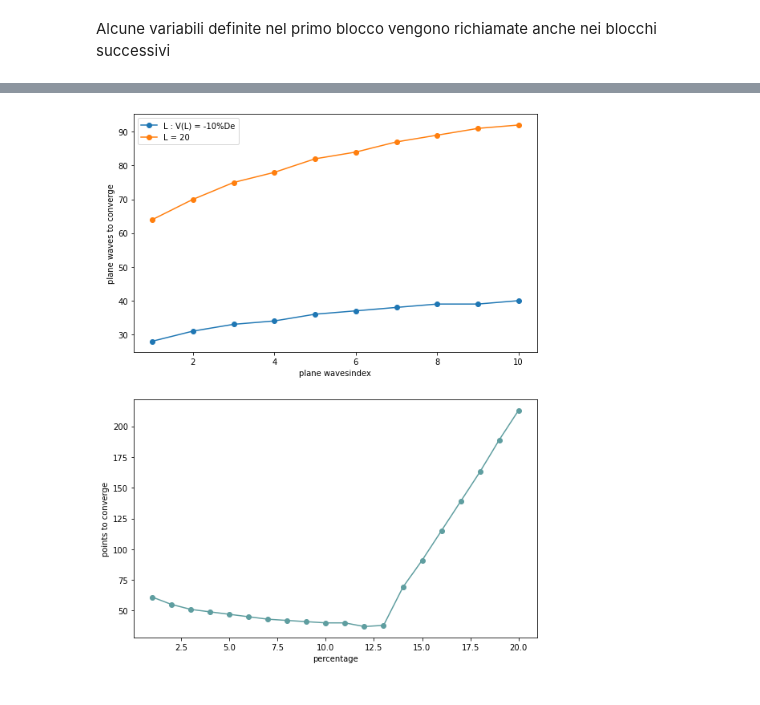
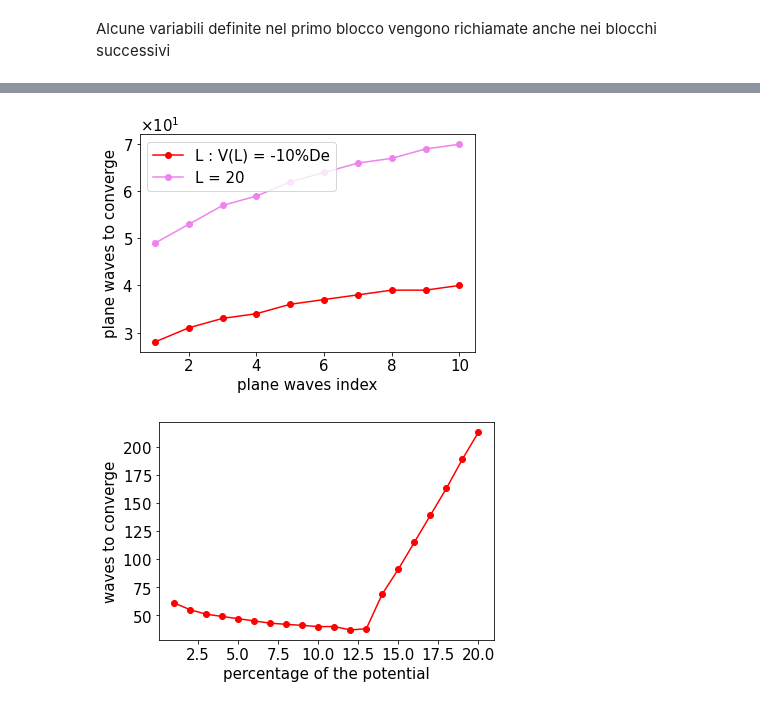
Before and after one commit to Matteo-Quinzi/Lab-Test, a Jupyter notebook: Graphic/Diatomic_mol_graph.ipynb, the cells around one changed output, grey strips where cells are left out. Cells and saved outputs as stored; diff of their text form; code cells hidden in the pictures.

```diff
--- a/Graphic/Diatomic_mol_graph.ipynb
+++ b/Graphic/Diatomic_mol_graph.ipynb
@@ -178,27 +198,58 @@ plot = ax.plot_surface(X=X, Y=Y, Z=z, rstride=1, cstride=1,
 # %%
-fig, ax = plt.subplots(2, figsize=(9,12))
-plt.subplots_adjust(wspace=0.3)
+fig, ax = plt.subplots()
 
-data = np.loadtxt('../Output/eva_variation_Lperc_K.txt')
+data = np.loadtxt('../Output/eva_variation_L_K.txt')
 x1 = data[:, 0]
 y1 = data[:, 1]
-data = np.loadtxt('../Output/eva_variation_Ldefault_K.txt')
-x2 = data[:, 0]
-y2 = data[:, 1]
-data = np.loadtxt('../Output/L_variation_perc_K.txt')
-x3 = data[:, 0]  #percentage
-y3 = data[:, 2]  #converging points
+y2 = data[:, 2]
 
 
-_ = ax[0].set_ylabel('plane waves to converge')
-_ = ax[0].set_xlabel('plane wavesindex')
-_ = ax[1].set_ylabel('points to converge')
-_ = ax[1].set_xlabel('percentage')
-_ = ax[0].plot(x1, y1, marker='o', label='L : V(L) = -10%De')
-_ = ax[0].plot(x2, y2, marker='o', label='L = 20')
-_ = ax[1].plot(x3, y3, marker='o', color='cadetblue')
+_ = ax.set_ylabel('plane waves to converge')
+_ = ax.set_xlabel('plane waves index')
 
-ax[0].legend()
+
+pylab.ticklabel_format(axis='y',style='sci',scilimits=(1,4),useOffset=False, useMathText=True)
+ax.yaxis.get_offset_text().set_fontsize(15)
+
+
+for item in ([ax.xaxis.label, ax.yaxis.label]+
+             ax.get_xticklabels() + ax.get_yticklabels()):
+    item.set_fontsize(15)
+
+_ = ax.plot(x1, y1, marker='o', label='L : V(L) = -10%De', color='red')
+_ = ax.plot(x1, y2, marker='o', label='L = 20', color= 'violet')
+
+ax.legend(loc=2,prop={ 'size': 15})
+plt.savefig("index_k.jpeg", dpi = 300)
 plt.show()
 # %% [output]
-[figure, old version]
+[figure, new version]
+# %%
+fig, ax = plt.subplots()
+
+data = np.loadtxt('../Output/L_variation_perc_K.txt')
+
+
+data = np.loadtxt('../Output/L_variation_perc_K.txt')
+x3 = data[:, 0]  #percentage
+y3 = data[:, 2]  #converging points
+
+_ = ax.set_ylabel('waves to converge')
+_ = ax.set_xlabel('percentage of the potential')
+
+
+pylab.ticklabel_format(axis='y',style='sci',scilimits=(1,4),useOffset=False, useMathText=True)
+ax.yaxis.get_offset_text().set_fontsize(15)
+
+
+for item in ([ax.xaxis.label, ax.yaxis.label]+
+             ax.get_xticklabels() + ax.get_yticklabels()):
+    item.set_fontsize(15)
+
+_ = ax.plot(x3, y3, marker='o', color='red')
+
+
+plt.savefig("k_L.pdf")
+plt.show()
+# %% [output]
+[figure, added]
```
Also changed, not shown: parts of 8 cells of this notebook, 33 other files.
